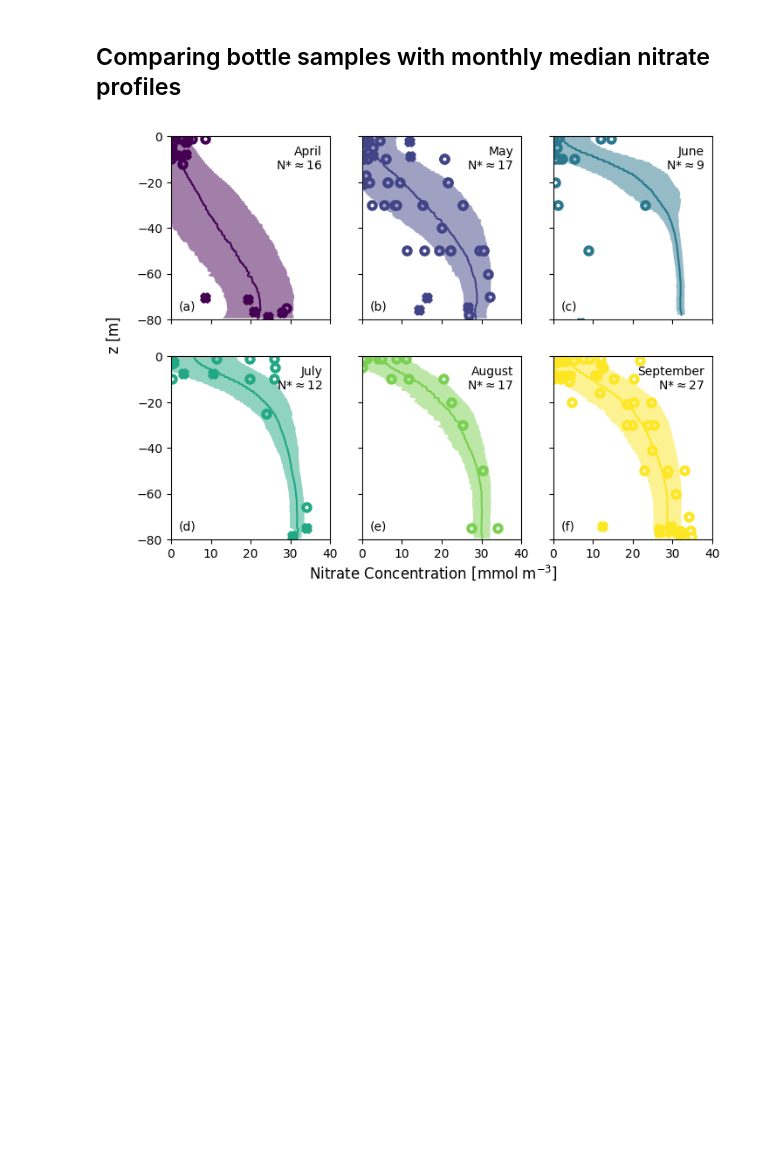
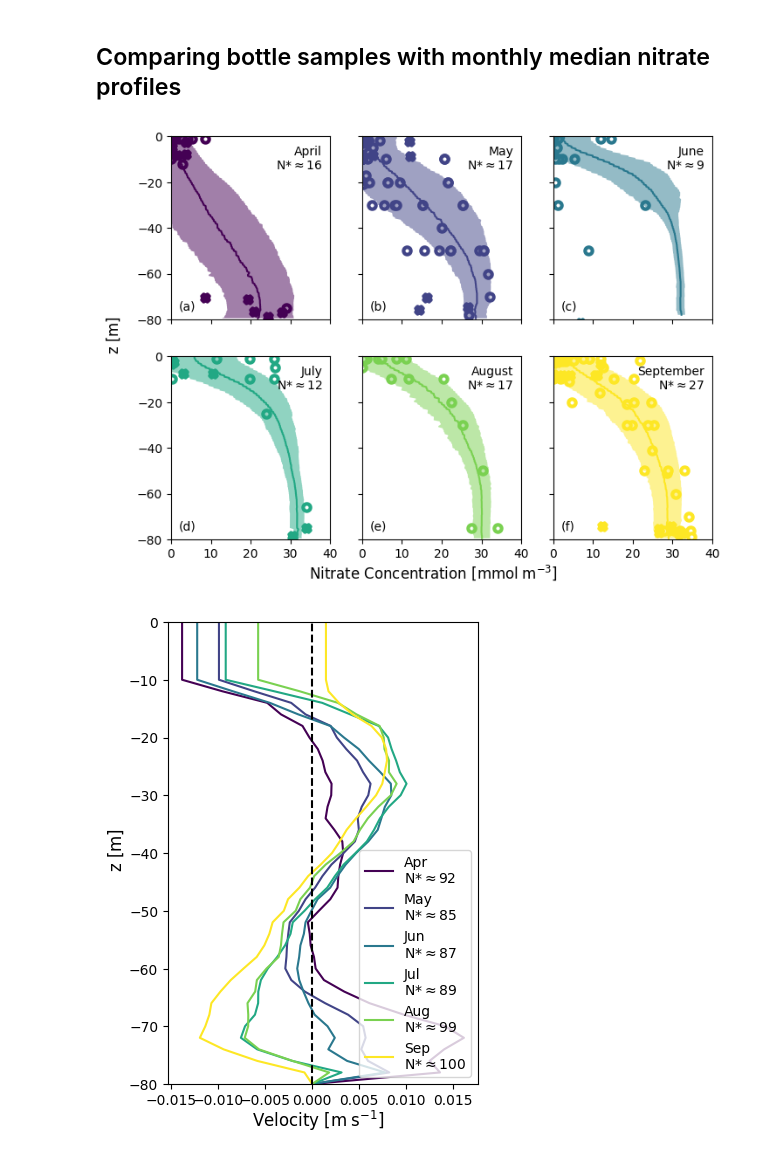
Before and after one commit to andrew-s28/shelf-nitrate-response-to-upwelling, a Jupyter notebook: notebooks/bottle_sample_comparison.ipynb, the cells around one changed output. Saved outputs shown, nothing was run; the diff lists cells and outputs as text; code cells hidden in the pictures; blank space fills up the shorter version.

```diff
--- a/notebooks/bottle_sample_comparison.ipynb
+++ b/notebooks/bottle_sample_comparison.ipynb
@@ -33,12 +33,13 @@ MIDSHELF_NITRATE_PATH = (
     DATA_DIR / "CE02SHSP/CE02SHSP_nitrate_binned_baseline_subtracted_2015-03-18_2024-09-15_with_dndt_resampled.nc"
 )
 WIND_PATH = DATA_DIR / "NDBC_46050/46050_wind_binned_with_w5d_w8d.nc"
+VEL_PATH = DATA_DIR / "NH10_Mooring_Data/nh10_hourly_data_1997_2024_rotated_filtered_streamwise_v5.2.nc"
 # %%
 inner_nitrate = xr.open_dataset(INNER_NITRATE_PATH)
 midshelf_nitrate = xr.open_dataset(MIDSHELF_NITRATE_PATH)
+velocity = xr.open_dataset(VEL_PATH)
 
 # make sure nan times are removed for bottle sample comparison
-
 inner_nitrate = inner_nitrate.dropna(dim="time", how="all", subset=["nitrate"])
 midshelf_nitrate = midshelf_nitrate.dropna(dim="time", how="all", subset=["nitrate"])
 # %%
@@ -967,7 +968,7 @@ fig, axs = plt.subplots(2, 3, sharex=True, sharey=True, figsize=(8, 6))
 for i, m in enumerate(range(4, 10)):
     monthly_data = midshelf_nitrate_monthly.sel(month=m)
     monthly_ooi_crse_data = mid_shelf_ooi_crse["nitrate"].sel(time=mid_shelf_ooi_crse["time.month"] == m).stack(z=[...])  # noqa: PD013
-    ax = cast(plt.Axes, axs.flatten()[i])
+    ax = cast("plt.Axes", axs.flatten()[i])
     ax.plot(
         monthly_data["mean"],
         -monthly_data["depth"],
@@ -1027,3 +1028,52 @@ plt.savefig(
 )
 # %% [output]
 [figure]
+# %%
+MINIMUM_N_STAR = 5
+velocity_monthly = xr.Dataset(
+    {
+        "mean": velocity.groupby("time.month").mean(dim="time", skipna=True)["u_proj"],
+        "std": velocity.groupby("time.month").std(dim="time", skipna=True)["u_proj"],
+        "count": velocity.groupby("time.month").count(dim="time")["u_proj"],
+    },
+)
+velocity_monthly["ci"] = velocity_monthly["std"] / np.sqrt(5) * distributions.t(5 - 1).isf(0.025)
+velocity_monthly = velocity_monthly.where(
+    velocity_monthly["count"] / 7 >= MINIMUM_N_STAR,  # N* at least ~5
+)
+
+fig, ax = plt.subplots(sharex=True, sharey=True, figsize=(4, 6))
+
+for i, m in enumerate(range(4, 10)):
+    monthly_data = velocity_monthly.isel(month=m)
+    # print(monthly_data)
+    ax.plot(
+        monthly_data["mean"],
+        -monthly_data["depth"].astype(float),
+        color=colors[i],
+        label=f"{calendar.month_abbr[m]}\nN*$\\approx${np.ceil(monthly_data['count'].mean().item() / 7):.0f}",
+    )
+    # ax.fill_betweenx(
+    #     -monthly_data["depth"].astype(float),
+    #     monthly_data["mean"] - monthly_data["ci"],
+    #     monthly_data["mean"] + monthly_data["ci"],
+    #     ls="None",
+    #     edgecolor="None",
+    #     facecolor=colors[i],
+    #     alpha=0.5,
+    # )
+
+    # ax.set_xlim(0, 40)
+    ax.set_ylim(-80, 0)
+    ax.minorticks_off()
+ax.axvline(0, color="k", ls="--")
+ax.legend()
+fig.supxlabel("Velocity [$\\mathsf{m \\; s^{-1}}$]", y=0.03)
+fig.supylabel("z [$\\mathsf{{m}}$]", x=-0.03)
+plt.savefig(
+    FIGURES_DIR / f"manuscript/{FIG_SAVE_FMT}/monthly_velocity.{FIG_SAVE_FMT}",
+    format=FIG_SAVE_FMT,
+    bbox_inches="tight",
+)
+# %% [output]
+[figure, added]
```
Also changed, not shown: parts of 1 cell of this notebook, 3 other files.
